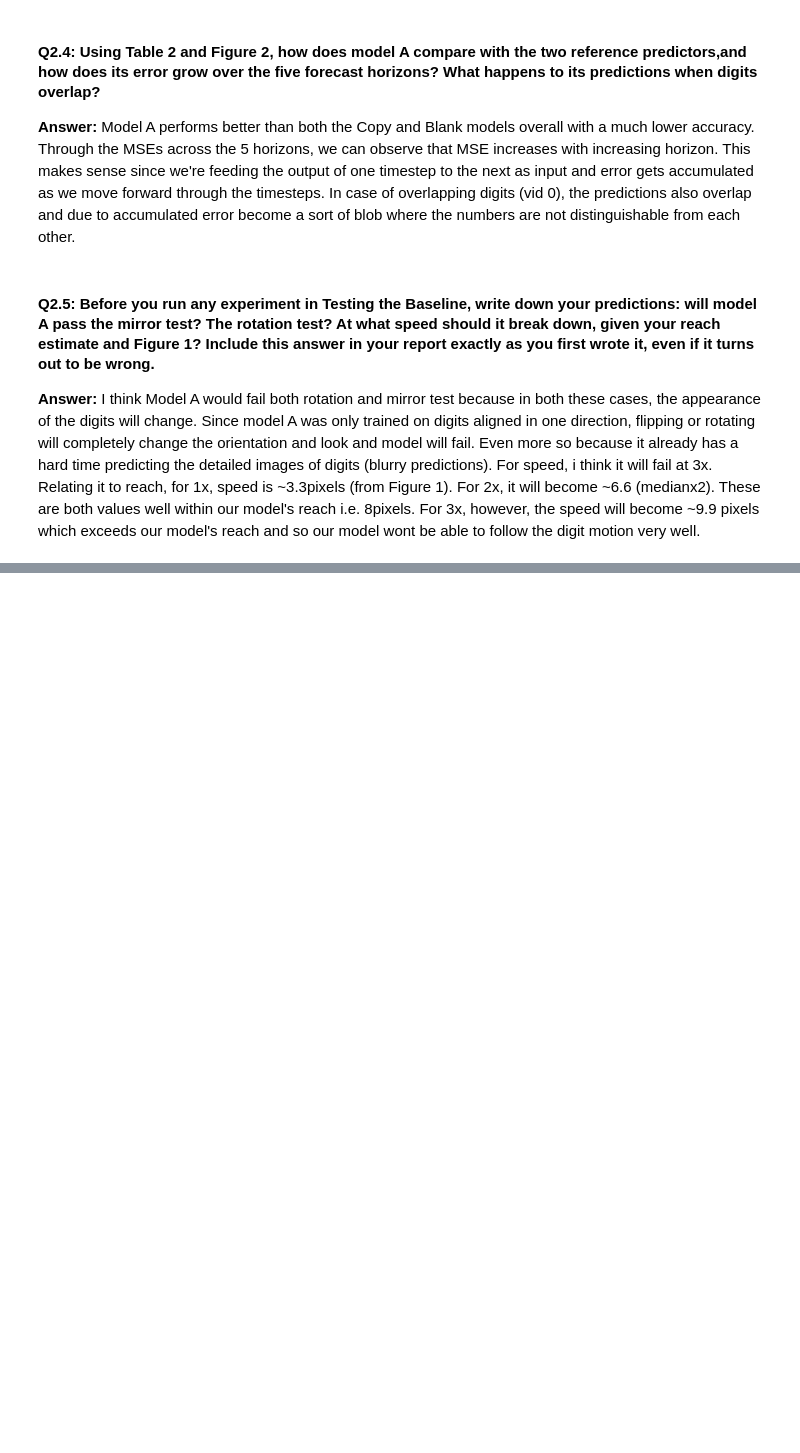
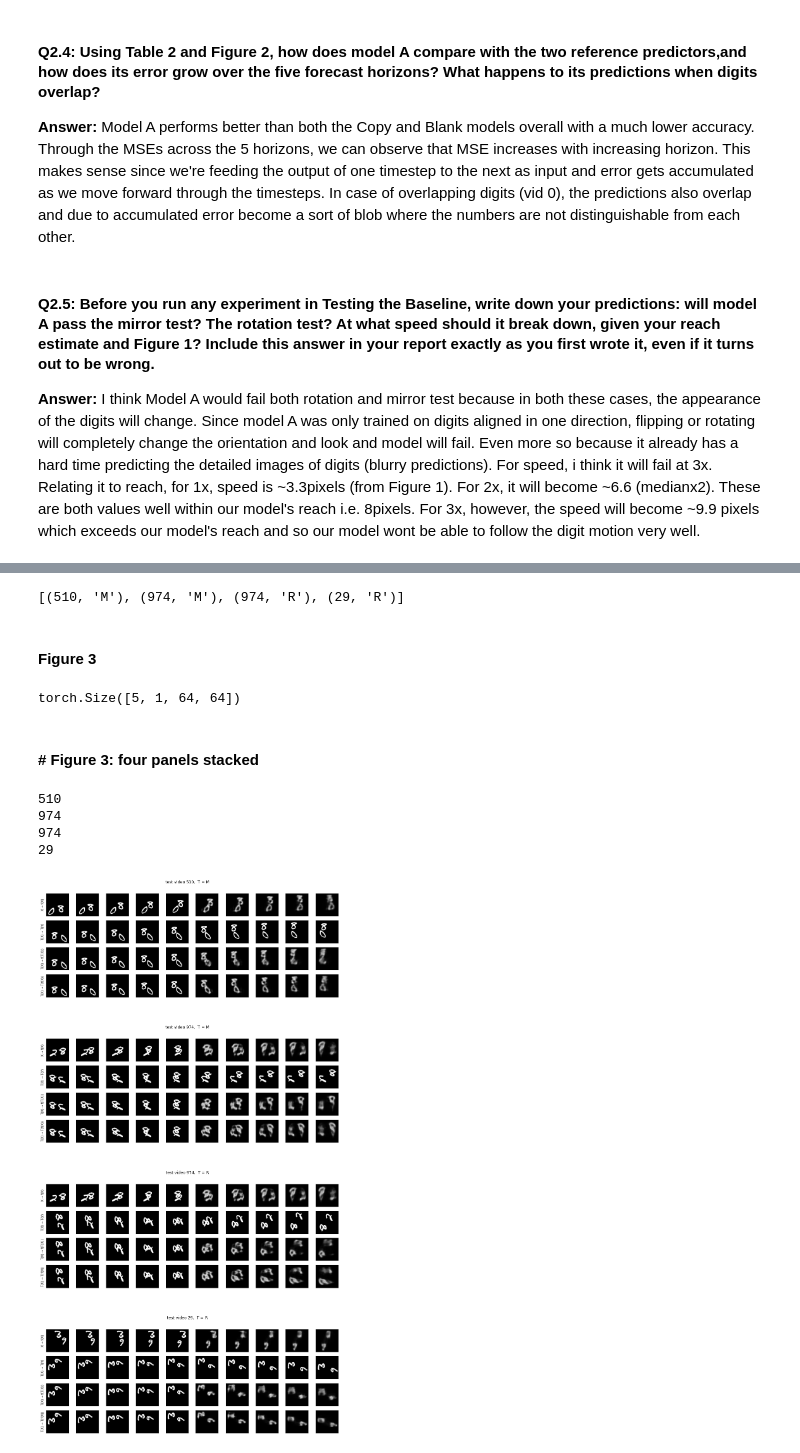
Before and after one commit to ZainabIftikhar1204/DL-for-Space-Time-and-Graphs---Assignment-2, a Jupyter notebook: Ques2.ipynb, the cells around one changed output, grey strips where cells are left out. Saved outputs shown, nothing was run; the diff lists cells and outputs as text; code cells hidden in the pictures; blank space fills up the shorter version.

```diff
--- a/Ques2.ipynb
+++ b/Ques2.ipynb
@@ -797,0 +872,52 @@ For speed, i think it will fail at 3x. Relating it to reach, for 1x, speed is ~3
+# %%
+# picking top 2 vids with highest consistency gap for mirroring and rotation
+C_M0, C_R0 = tm[0]["M"][0], tm[0]["R"][0]
+picks = [(int(v), "M") for v in torch.topk(C_M0, 2).indices] + \
+        [(int(v), "R") for v in torch.topk(C_R0, 2).indices]
+print(picks)
+# %% [output]
+[(510, 'M'), (974, 'M'), (974, 'R'), (29, 'R')]
+# %% [markdown]
+#### Figure 3
+# %%
+test_dataset[512][:5].shape
+# %% [output]
+torch.Size([5, 1, 64, 64])
+# %%
+from PIL import Image
+
+@torch.no_grad()
+def panel_rows(model, vid, T):
+    print(vid)
+    x, y = test_dataset[vid][:5], test_dataset[vid][5:10]
+    x, y = x[None].to(device), y[None].to(device)
+    fx, tx = model(x), T(x)
+    ftx, tfx, ty = model(tx), T(model(x)), T(y)
+    g = lambda a: a[0].cpu()                    # (5,1,64,64)
+    return [("X → f(X)", g(x), g(fx)),
+            ("T(X) → T(Y)", g(tx), g(ty)),
+            ("T(X) → f(T(X))", g(tx), g(ftx)),
+            ("T(X) → T(f(X))", g(tx), g(tfx))]
+
+def draw_panel(axes, rows, n_future=5):
+    for r, (label, inp, fut) in enumerate(rows):
+        for c in range(10):
+            img = inp[c, 0] if c < 5 else (fut[c - 5, 0] if c - 5 < n_future else torch.zeros(64, 64))
+            axes[r, c].imshow(img, cmap="gray", vmin=0, vmax=1)
+            axes[r, c].set_xticks([]); axes[r, c].set_yticks([])
+        axes[r, 0].set_ylabel(label, fontsize=7)
+# %% [markdown]
+#### # Figure 3: four panels stacked
+# %%
+fig = plt.figure(figsize=(12, 4 * 4.5))
+subs = fig.subfigures(4, 1, hspace=0.08)
+for sf, (vid, tn) in zip(subs, picks):
+    sf.suptitle(f"test video {vid},  T = {tn}", fontsize=9)
+    draw_panel(sf.subplots(4, 10), panel_rows(models[0], vid, Ts[tn]))
+fig.savefig("figure3.png", dpi=150, bbox_inches="tight")
+# %% [output]
+510
+974
+974
+29
+[figure, added]
```
Also changed, not shown: parts of 34 cells of this notebook.
